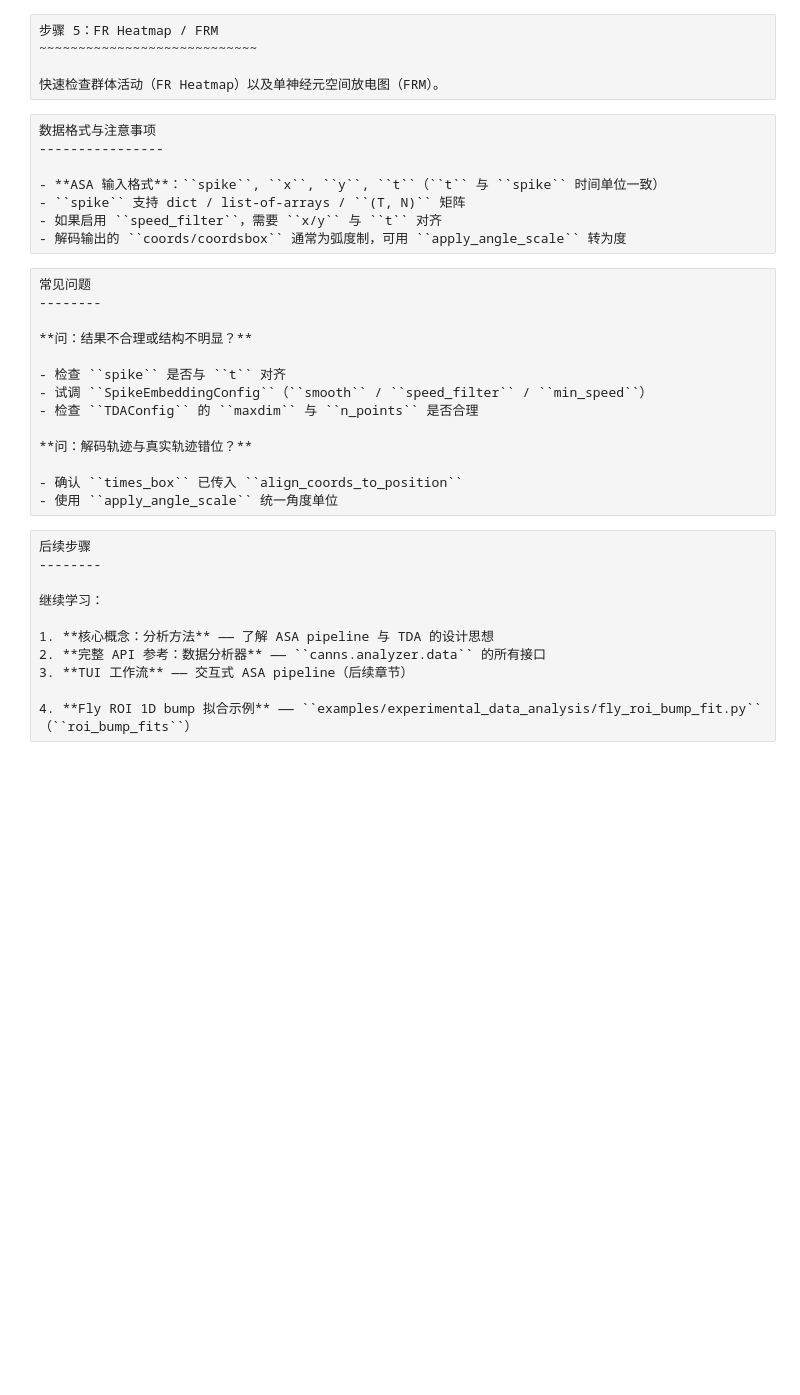
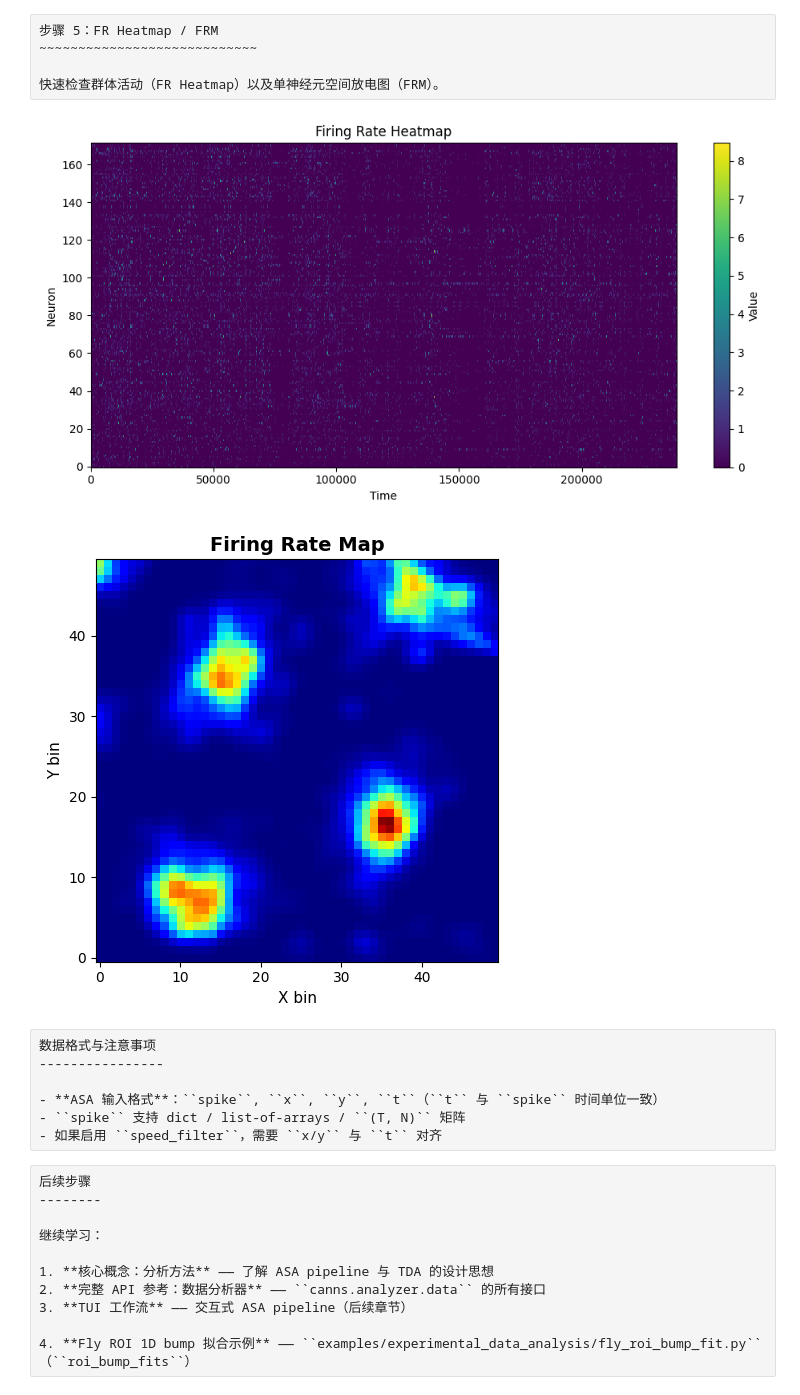
Before and after one commit to Routhleck/canns, a Jupyter notebook: docs/zh/1_quick_starts/04_analyze_data.ipynb, the cells around one changed output. Drawn from its saved outputs; the diff is of its cells as text; code cells hidden in the pictures; blank space fills up the shorter version.

```diff
--- a/docs/zh/1_quick_starts/04_analyze_data.ipynb
+++ b/docs/zh/1_quick_starts/04_analyze_data.ipynb
@@ -187,30 +210,30 @@ data.plot_cohospace_neuron(
 # %%
 from pathlib import Path
 from canns.analyzer.visualization import PlotConfigs
 
-out_dir = Path("Results/asa")
-out_dir.mkdir(parents=True, exist_ok=True)
-
 heatmap = data.compute_fr_heatmap_matrix(spikes, transpose=True)
-heatmap_cfg = PlotConfigs.fr_heatmap(show=False, save_path=str(out_dir / "fr_heatmap.png"))
+heatmap_cfg = PlotConfigs.fr_heatmap(show=True)
 
 data.save_fr_heatmap_png(heatmap, config=heatmap_cfg)
 
 frm_res = data.compute_frm(
     spikes,
     grid_data["x"],
     grid_data["y"],
     neuron_id=130,
     bins=50,
     min_occupancy=1,
     smoothing=True,
     sigma=1.0,
     nan_for_empty=True,
 )
 
-frm_cfg = PlotConfigs.frm(show=False, save_path=str(out_dir / "frm.png"))
+frm_cfg = PlotConfigs.frm(show=True)
 
 data.plot_frm(frm_res.frm, config=frm_cfg, dpi=200)
+# %% [output]
+[figure, added]
+[figure, added]
 # %% [raw]
 数据格式与注意事项
 ----------------
@@ -218,21 +241,6 @@ data.plot_frm(frm_res.frm, config=frm_cfg, dpi=200)
 - **ASA 输入格式**：``spike``, ``x``, ``y``, ``t``（``t`` 与 ``spike`` 时间单位一致）
 - ``spike`` 支持 dict / list-of-arrays / ``(T, N)`` 矩阵
 - 如果启用 ``speed_filter``，需要 ``x/y`` 与 ``t`` 对齐
-- 解码输出的 ``coords/coordsbox`` 通常为弧度制，可用 ``apply_angle_scale`` 转为度
-# %% [raw]
-常见问题
---------
-
-**问：结果不合理或结构不明显？**
-
-- 检查 ``spike`` 是否与 ``t`` 对齐
-- 试调 ``SpikeEmbeddingConfig``（``smooth`` / ``speed_filter`` / ``min_speed``）
-- 检查 ``TDAConfig`` 的 ``maxdim`` 与 ``n_points`` 是否合理
-
-**问：解码轨迹与真实轨迹错位？**
-
-- 确认 ``times_box`` 已传入 ``align_coords_to_position``
-- 使用 ``apply_angle_scale`` 统一角度单位
 # %% [raw]
 后续步骤
 --------
```
Also changed, not shown: parts of 7 cells of this notebook, 6 other files.
